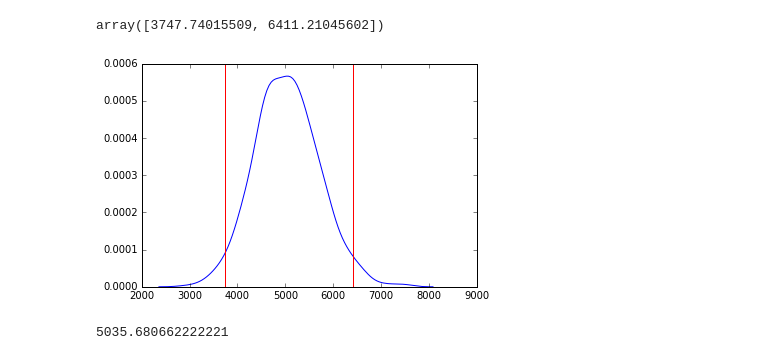
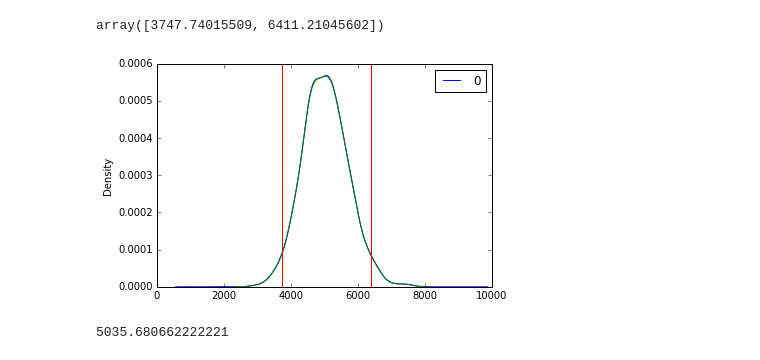
Before and after one commit to pkiambo/DATA201, a Jupyter notebook: DATA201_Project1.ipynb, the cells around one changed output. Drawn from its saved outputs; the diff is of its cells as text; code cells hidden in the pictures.

```diff
--- a/DATA201_Project1.ipynb
+++ b/DATA201_Project1.ipynb
@@ -272,11 +272,12 @@ conf_int
 # %% [output]
 array([3747.74015509, 6411.21045602])
 # %%
+pd.DataFrame(mean_boot_samples).plot(kind='density')
 sns.kdeplot(mean_boot_samples)
 for endpoint in conf_int:
     plt.axvline(endpoint, color='red')
 # %% [output]
-[figure, old version]
+[figure, new version]
 # %%
 from sklearn.utils import resample
 means_boot_samples = []
```
Also changed, not shown: parts of 2 cells of this notebook.
